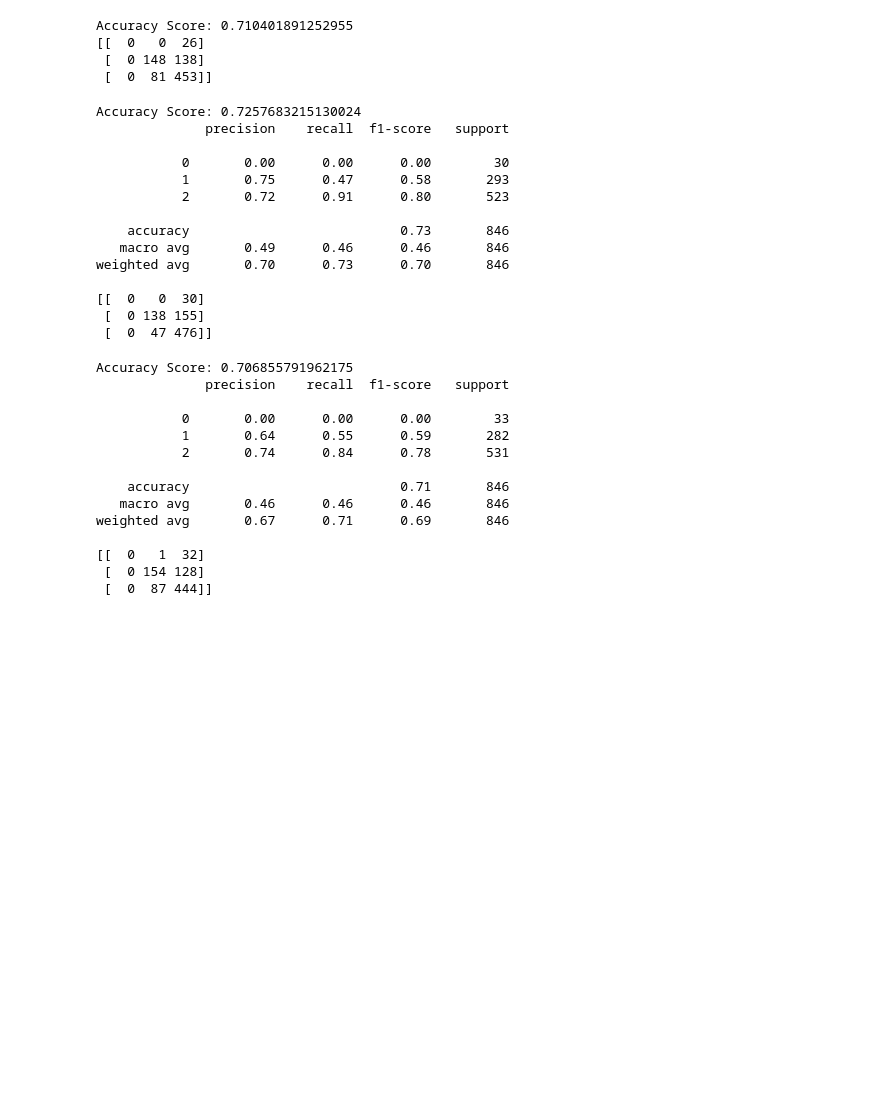
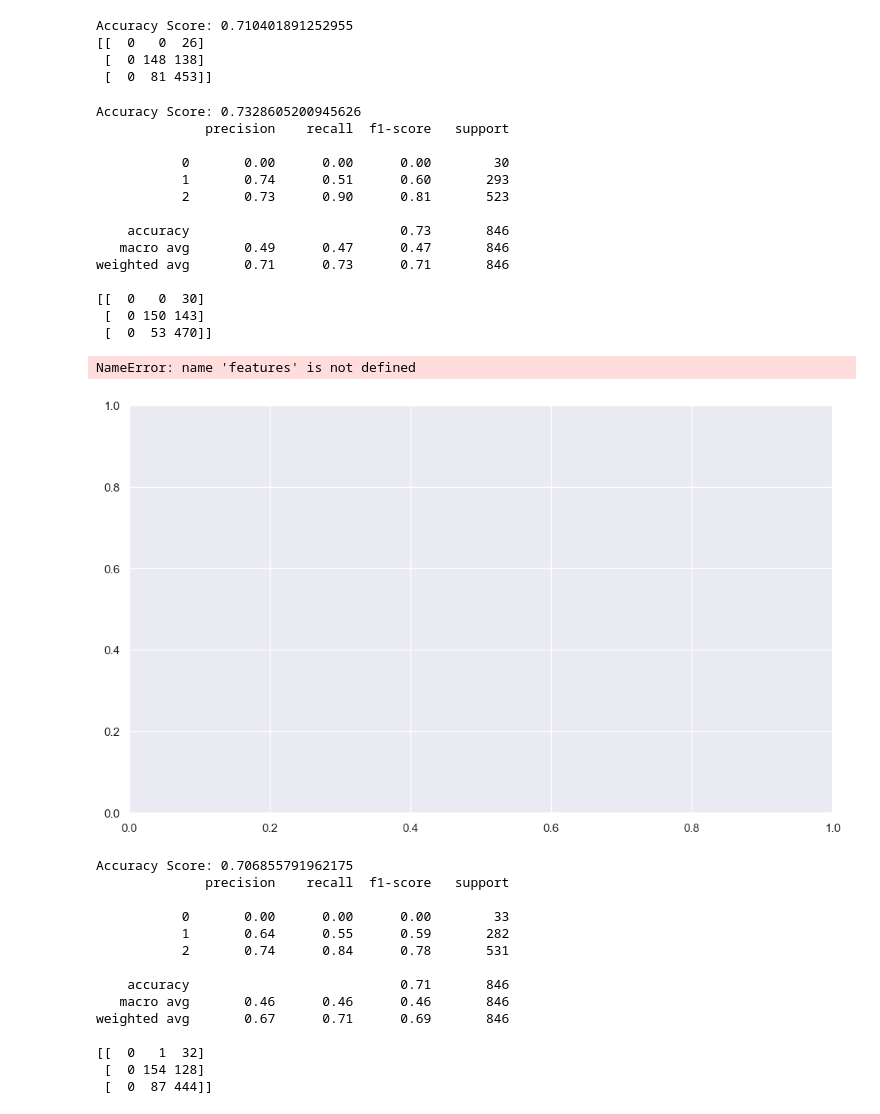
Before and after one commit to cdb8675309/-mod1-project2-Sprint-3, a Jupyter notebook: Sprint_3.ipynb, the cells around one changed output. Saved outputs shown, nothing was run; the diff lists cells and outputs as text; code cells hidden in the pictures; blank space fills up the shorter version.

```diff
--- a/Sprint_3.ipynb
+++ b/Sprint_3.ipynb
@@ -1822,40 +1825,44 @@ Accuracy Score: 0.710401891252955
  [  0 148 138]
  [  0  81 453]]
 # %%
-#Quality SVM after tuning. C at 10, Gamma at 1.0 = 72.5%
+#Quality SVM after tuning. Poly Kernel, C at 10, Gamma at 1.0 = 73.2% when fed unscaled data, but takes a long time.
+from sklearn.preprocessing import RobustScaler
+from sklearn.preprocessing import StandardScaler
 
 X = qual_eval_set_iqr_2.drop(columns=['qual_label_cat', 'fixed_acidity', 'citric_acid', 'residual_sugar', 'free_sulfur_dioxide', 'total_sulfur_dioxide', 'sulphates'])
 y = qual_eval_set_iqr_2['qual_label_cat']
 
 X_train, X_test, y_train, y_test = train_test_split(X, y, test_size = 0.2, random_state=665)
 
-scaled = MinMaxScaler().fit(X_train)
-X_train_scaled = scaled.transform(X_train)
-X_test_scaled = scaled.transform(X_test)
+# scaled = MinMaxScaler().fit(X_train)
+# X_train_scaled = scaled.transform(X_train)
+# X_test_scaled = scaled.transform(X_test)
 
-clf = svm.SVC(kernel='rbf', C=10,  gamma=1.0) # RBF Kernel
-clf.fit(X_train_scaled, y_train)
+clf = SVC(kernel='poly', C=10,  gamma=1.0) #poly kernel
+clf.fit(X_train, y_train)
 
-pred_y = clf.predict(X_test_scaled)
+pred_y = clf.predict(X_test)
 
 print("Accuracy Score:", accuracy_score(y_test, pred_y))
 print(classification_report(y_test, pred_y))
 print(confusion_matrix(y_test, pred_y))
 # %% [output]
-Accuracy Score: 0.7257683215130024
+Accuracy Score: 0.7328605200945626
               precision    recall  f1-score   support
 
            0       0.00      0.00      0.00        30
-           1       0.75      0.47      0.58       293
-           2       0.72      0.91      0.80       523
+           1       0.74      0.51      0.60       293
+           2       0.73      0.90      0.81       523
 
     accuracy                           0.73       846
-   macro avg       0.49      0.46      0.46       846
-weighted avg       0.70      0.73      0.70       846
+   macro avg       0.49      0.47      0.47       846
+weighted avg       0.71      0.73      0.71       846
 
 [[  0   0  30]
- [  0 138 155]
- [  0  47 476]]
+ [  0 150 143]
+ [  0  53 470]]
+NameError: name 'features' is not defined
+[figure, added]
 # %%
 #Attempting a one versus all logistic regression (OVR)
 import sklearn
```
Also changed, not shown: parts of 14 cells of this notebook.
